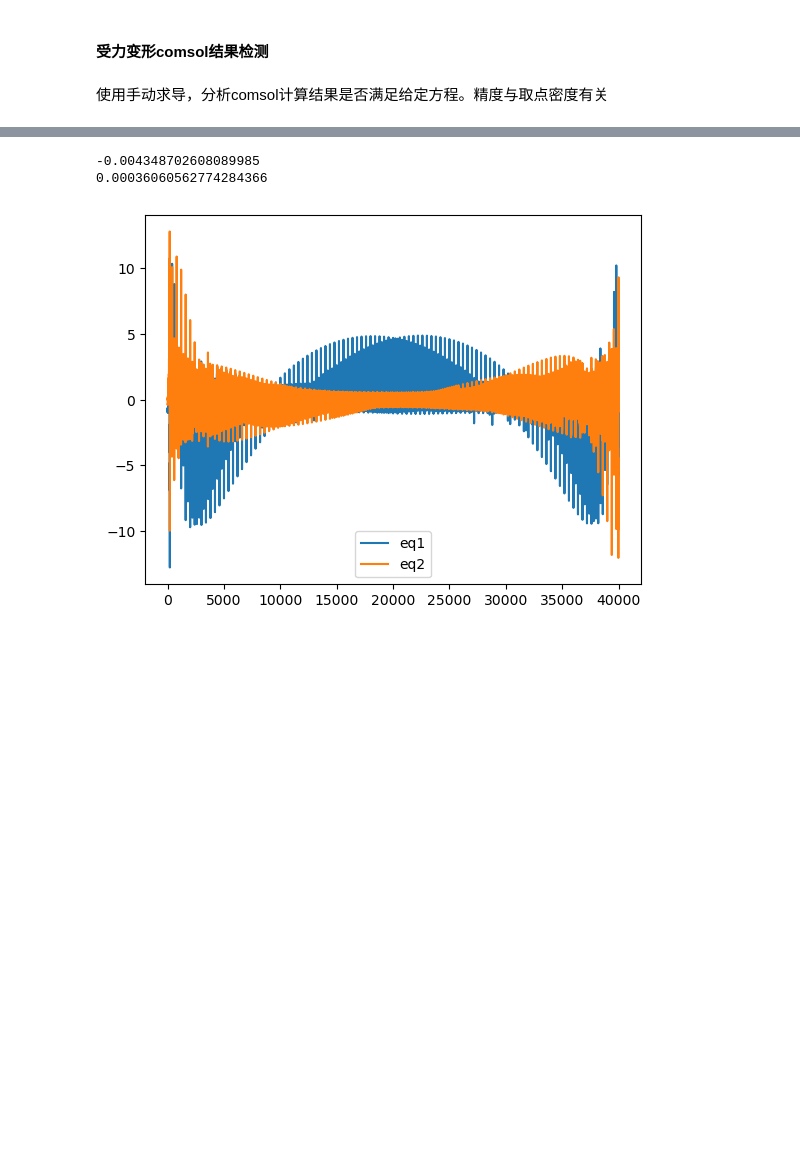
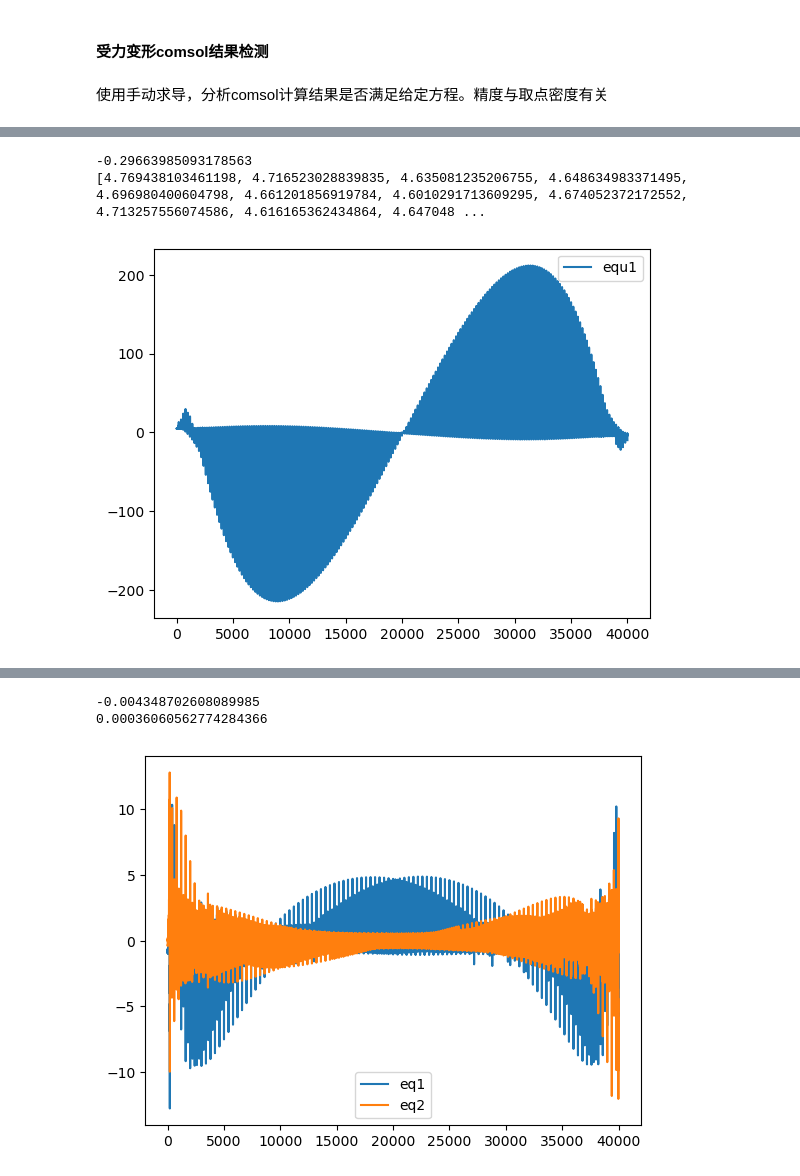
Before and after one commit to Yaoshengtai/PINN-Thermosolid-F-R, a Jupyter notebook: force_forward/force_comsol_detection.ipynb, the cells around one changed output, grey strips where cells are left out. Drawn from its saved outputs; the diff is of its cells as text; code cells hidden in the pictures; blank space fills up the shorter version.

```diff
--- a/force_forward/force_comsol_detection.ipynb
+++ b/force_forward/force_comsol_detection.ipynb
@@ -66,0 +101,11 @@ sigma_zr=G*(dw_dr+du_dz)*10**-12
+# %%
+equ1=manual_diff_z(sigma_rr,z_f,num)+(sigma_rr-sigma_theta)/r_f
+print(np.mean(equ1))
+print(list(equ1))
+plt.plot(equ1,label='equ1')
+plt.legend()
+plt.show()
+# %% [output]
+-0.29663985093178563
+[4.769438103461198, 4.716523028839835, 4.635081235206755, 4.648634983371495, 4.696980400604798, 4.661201856919784, 4.6010291713609295, 4.674052372172552, 4.713257556074586, 4.616165362434864, 4.647048 ...
+[figure, added]
```
Also changed, not shown: parts of 6 cells of this notebook, 11 other files.
